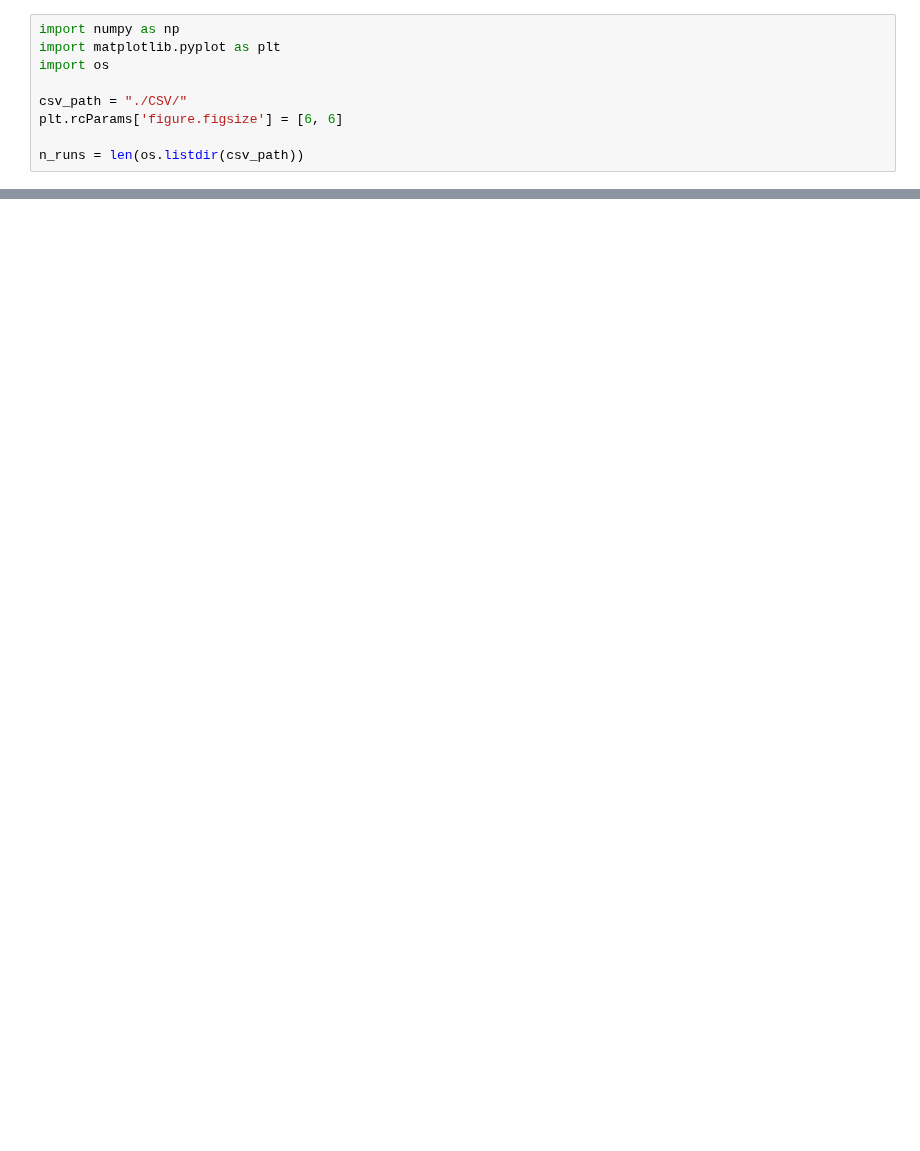
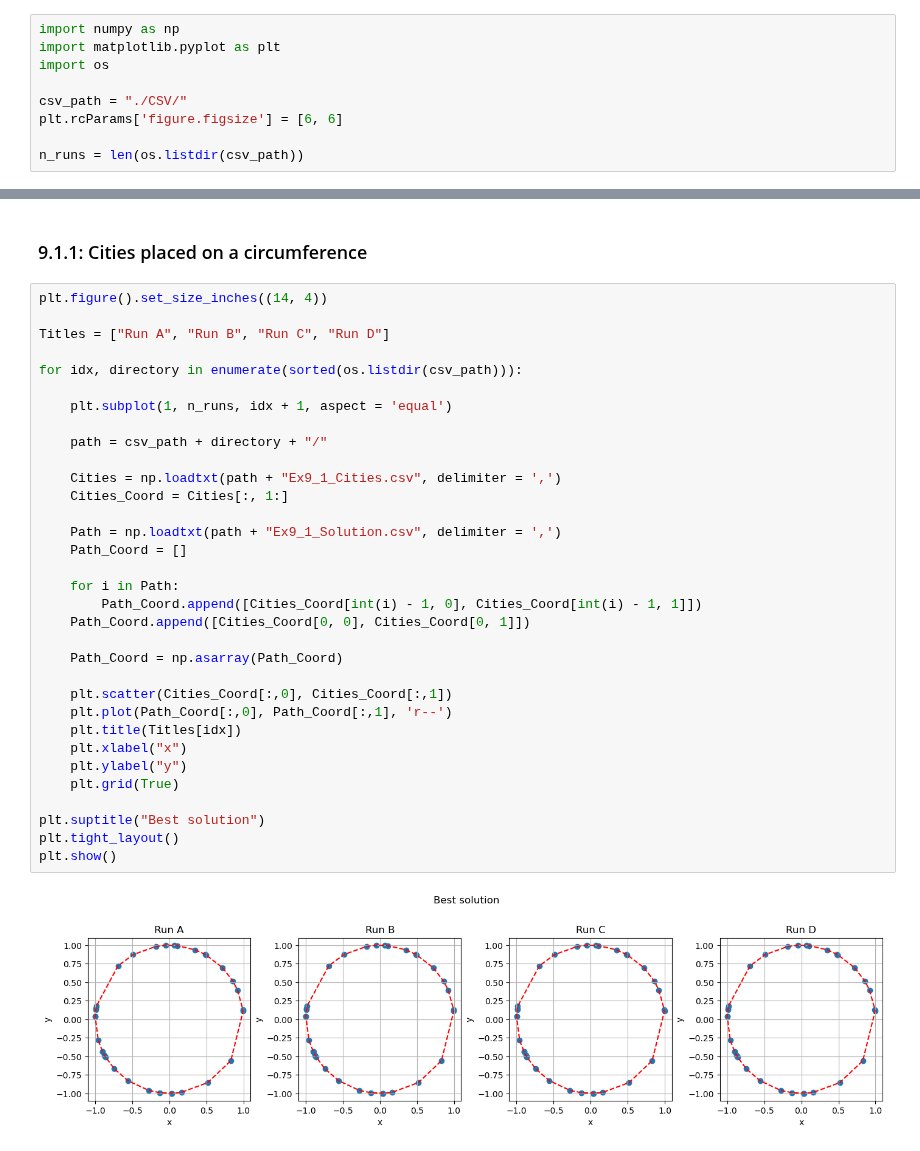
Before and after one commit to YggdrasilUrthr/NSL, a Jupyter notebook: Lab9/Lab9.ipynb, the cells around one changed output, grey strips where cells are left out. Saved outputs shown, nothing was run; the diff lists cells and outputs as text; blank space fills up the shorter version.

```diff
--- a/Lab9/Lab9.ipynb
+++ b/Lab9/Lab9.ipynb
@@ -9,0 +96,37 @@ n_runs = len(os.listdir(csv_path))
+# %% [markdown]
+### 9.1.1: Cities placed on a circumference
+# %%
+plt.figure().set_size_inches((14, 4))
+
+Titles = ["Run A", "Run B", "Run C", "Run D"]
+
+for idx, directory in enumerate(sorted(os.listdir(csv_path))):
+
+    plt.subplot(1, n_runs, idx + 1, aspect = 'equal')
+
+    path = csv_path + directory + "/"
+
+    Cities = np.loadtxt(path + "Ex9_1_Cities.csv", delimiter = ',')
+    Cities_Coord = Cities[:, 1:]
+
+    Path = np.loadtxt(path + "Ex9_1_Solution.csv", delimiter = ',')
+    Path_Coord = []
+
+    for i in Path:
+        Path_Coord.append([Cities_Coord[int(i) - 1, 0], Cities_Coord[int(i) - 1, 1]])
+    Path_Coord.append([Cities_Coord[0, 0], Cities_Coord[0, 1]])
+
+    Path_Coord = np.asarray(Path_Coord)
+
+    plt.scatter(Cities_Coord[:,0], Cities_Coord[:,1])
+    plt.plot(Path_Coord[:,0], Path_Coord[:,1], 'r--')
+    plt.title(Titles[idx])
+    plt.xlabel("x")
+    plt.ylabel("y")
+    plt.grid(True)
+
+plt.suptitle("Best solution")
+plt.tight_layout()
+plt.show()
+# %% [output]
+[figure, added]
```
Also changed, not shown: parts of 13 cells of this notebook, 1 other file.
